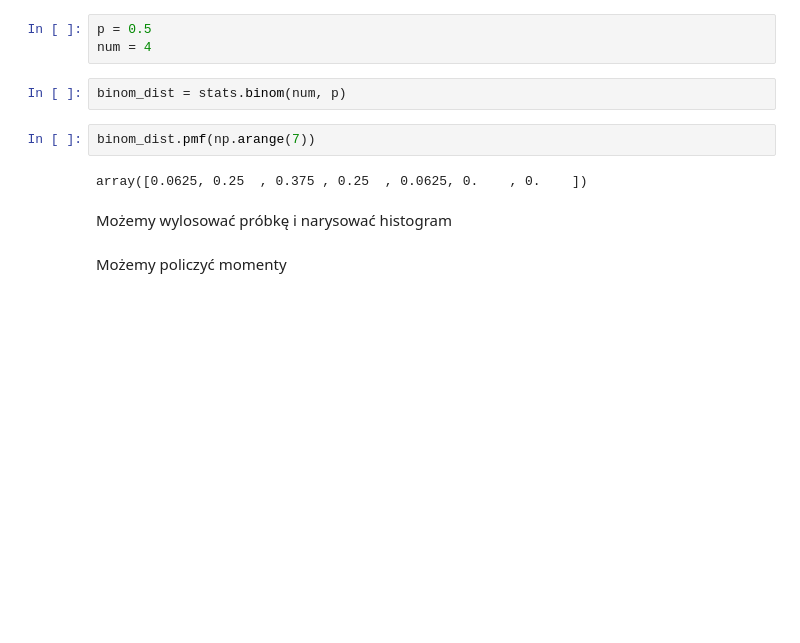
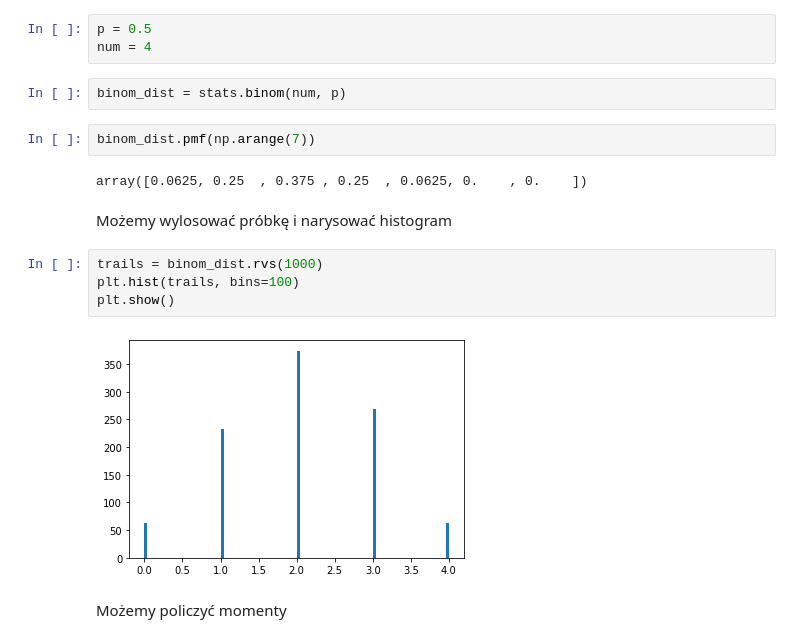
Before and after one commit to rafalkobiela/ages_statystyka1_26_09, a Jupyter notebook: 3_dwumianowy.ipynb, the cells around one changed output. Saved outputs shown, nothing was run; the diff lists cells and outputs as text; blank space fills up the shorter version.

```diff
--- a/3_dwumianowy.ipynb
+++ b/3_dwumianowy.ipynb
@@ -25,5 +25,11 @@ binom_dist.pmf(np.arange(7))
 array([0.0625, 0.25  , 0.375 , 0.25  , 0.0625, 0.    , 0.    ])
 # %% [markdown]
 Możemy wylosować próbkę i narysować histogram
+# %%
+trails = binom_dist.rvs(1000)
+plt.hist(trails, bins=100)
+plt.show()
+# %% [output]
+[figure, added]
 # %% [markdown]
 Możemy policzyć momenty
```
Also changed, not shown: parts of 11 cells of this notebook, 1 other file.
